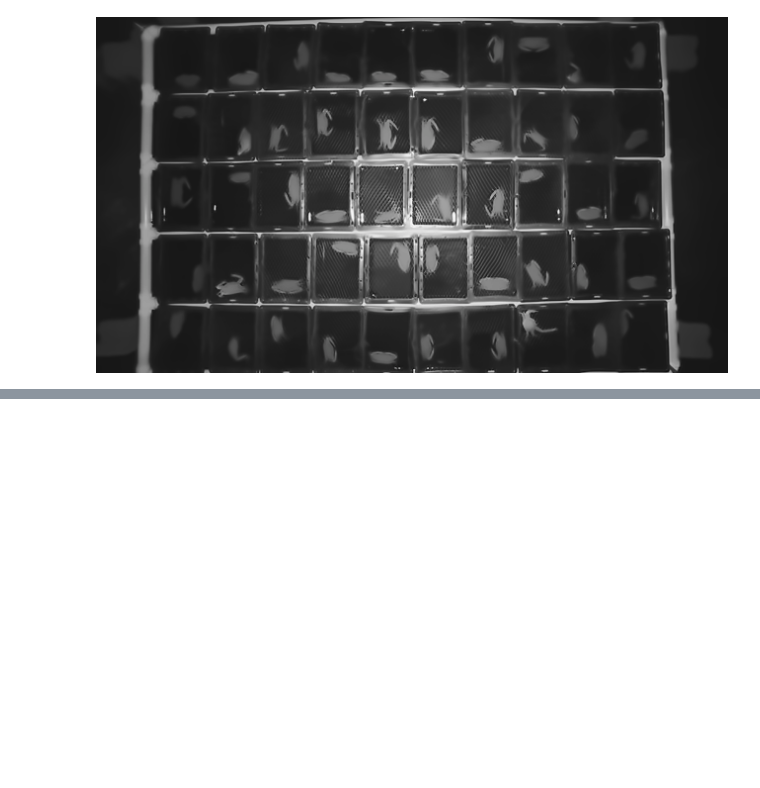
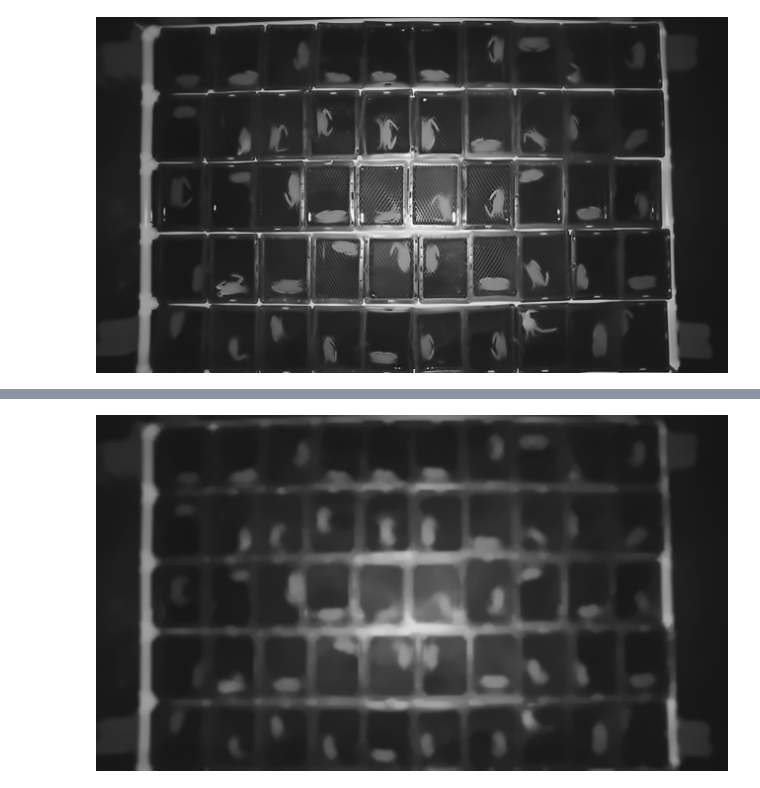
Before and after one commit to PattarapornH/Crab-Molting-Detection, a Jupyter notebook: Molting_crab_tracker.ipynb, the cells around one changed output, grey strips where cells are left out. Cells and saved outputs as stored; diff of their text form; code cells hidden in the pictures; blank space fills up the shorter version.

```diff
--- a/Molting_crab_tracker.ipynb
+++ b/Molting_crab_tracker.ipynb
@@ -70,0 +98,7 @@ cv2_imshow(gray)
+# %%
+temp1 = cv.pyrDown(img)
+gray2 = cv.medianBlur(temp1, 5)
+temp2 = cv.pyrUp(gray2)
+plot_img(temp2)
+# %% [output]
+[figure, added]
```
Also changed, not shown: parts of 12 cells of this notebook.
